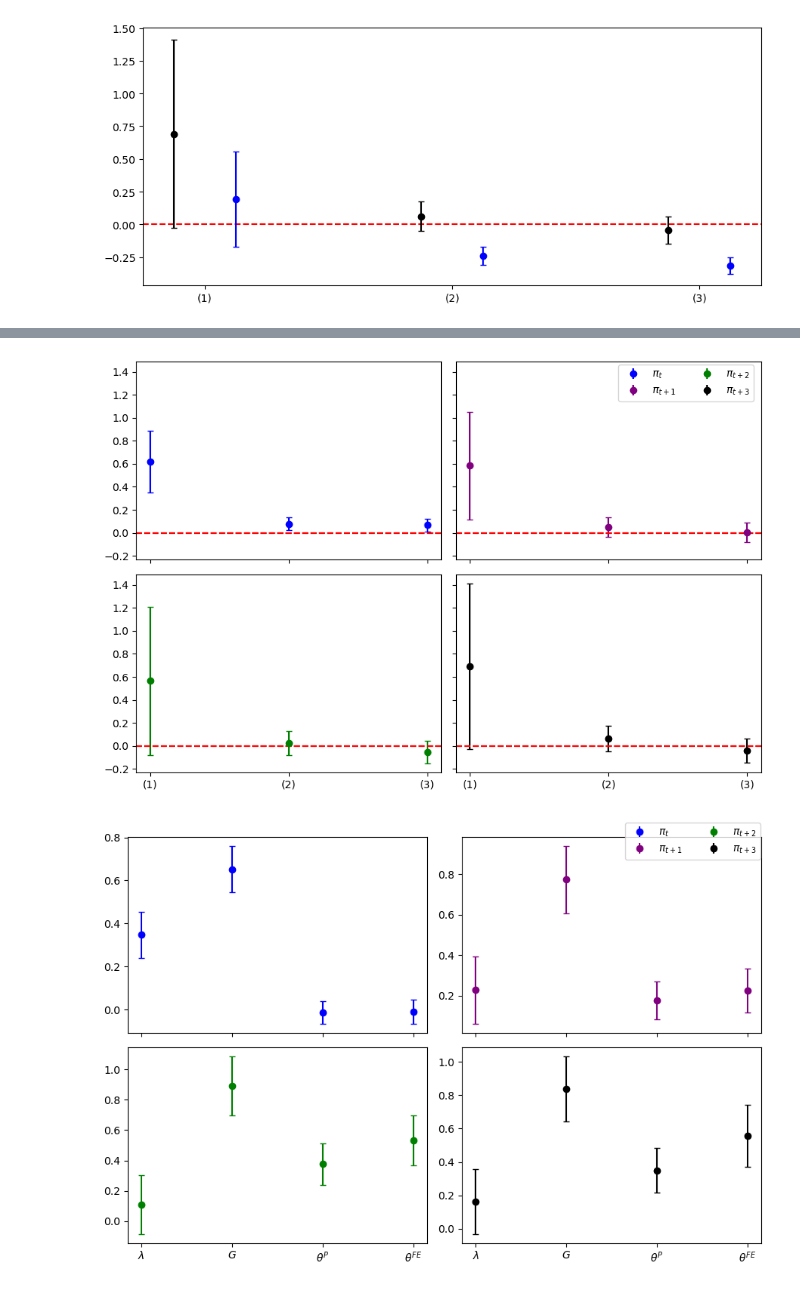
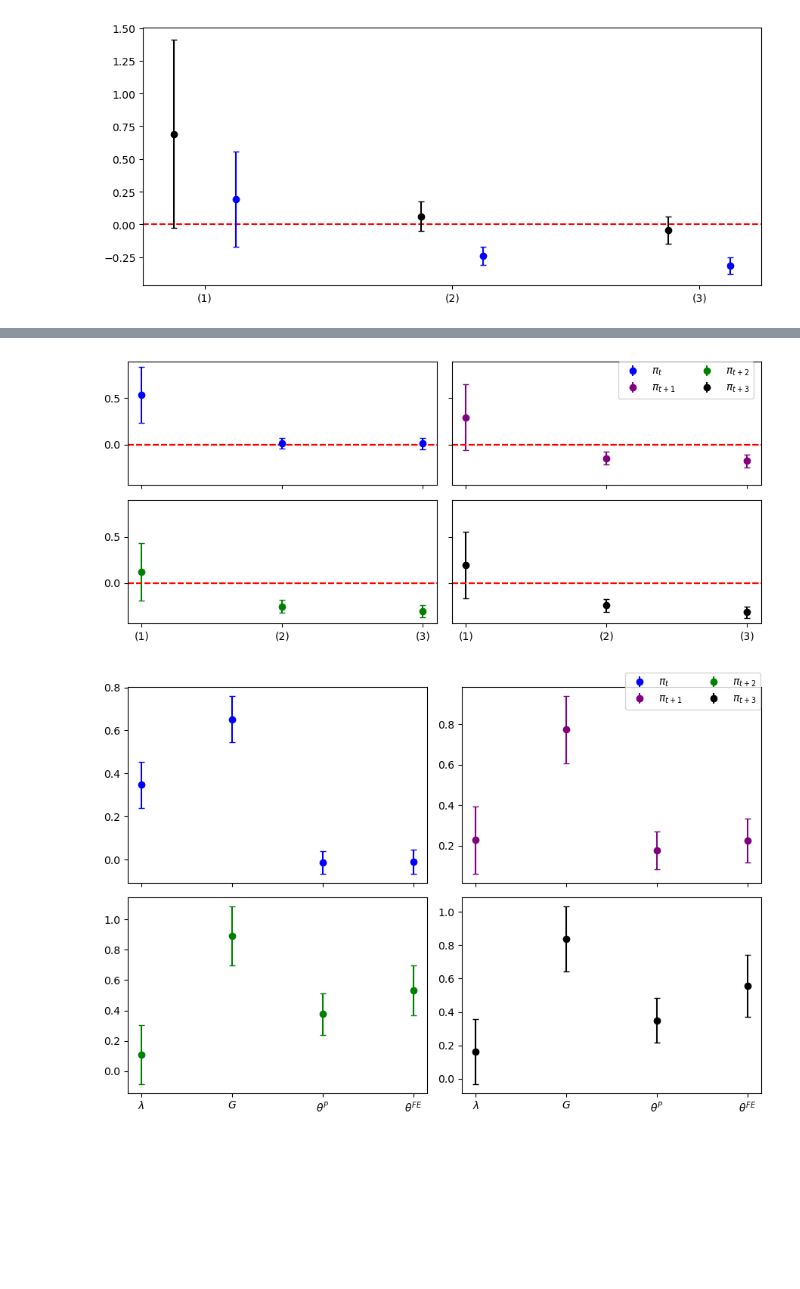
Before and after one commit to calvinmcelvain/expectation_replication, a Jupyter notebook: code/_004plots.ipynb, the cells around one changed output, grey strips where cells are left out. Cells and saved outputs as stored; diff of their text form; code cells hidden in the pictures; blank space fills up the shorter version.

```diff
--- a/code/_004plots.ipynb
+++ b/code/_004plots.ipynb
@@ -167,45 +167,8 @@ def est_plot(regs, regs_other, regs_color='black', regs_other_color='blue', name
     fig.savefig(f'{path}{name}.png', bbox_inches='tight', dpi=200)
 
 
-def est_2t_plot(regs, regs2, regs_other, regs_other2, regs_color='black', regs_other_color='blue', name=None, save=False, path='output/'):
-   fig, (ax, ax1) = plt.subplots(figsize=(7, 6), nrows=2, sharex=True)
-
-   estimates = pd.DataFrame({'estimates': [regs[0][3].params[1], regs_other[0][3].params[1], regs[1][3].params[1], regs_other[1][3].params[1], regs[2][3].params[1], regs_other[2][3].params[1]]}, index=['(1)', '(2)', '(3)', '(4)',  '(5)',  '(6)'])
-   errors = {'(1)': 1.96 * regs[0][3].bse[1], '(2)': 1.96 * regs_other[0][3].bse[1], '(3)': 1.96 * regs[1][3].bse[1], '(4)': 1.96 * regs_other[1][3].bse[1], '(5)': 1.96 * regs[2][3].bse[1], '(6)': 1.96 * regs_other[2][3].bse[1]}
-   ax.axhline(0, ls='--', color='red')
-   nr = ['(2)', '(4)', '(6)']
-   width = 0.5  # Adjust the width of the error bars
-
-   for idx, i in enumerate(estimates.index):
-      x = idx + 1
-      if i in nr:
-         ax.errorbar(x - width/2, estimates.loc[i, 'estimates'], errors[i], capsize=3, fmt='o', color=f'{regs_other_color}')
-      else:
-         ax.errorbar(x + width/2, estimates.loc[i, 'estimates'], errors[i], capsize=3, fmt='o', color=f'{regs_color}')
-
-   estimates2 = pd.DataFrame({'estimates': [regs2[0][3].params[1], regs_other2[0][3].params[1], regs2[1][3].params[1], regs_other2[1][3].params[1], regs2[2][3].params[1], regs_other2[2][3].params[1]]}, index=['(1)', '(2)', '(3)', '(4)',  '(5)',  '(6)'])
-   errors2 = {'(1)': 1.96 * regs2[0][3].bse[1], '(2)': 1.96 * regs_other2[0][3].bse[1], '(3)': 1.96 * regs2[1][3].bse[1], '(4)': 1.96 * regs_other2[1][3].bse[1], '(5)': 1.96 * regs2[2][3].bse[1], '(6)': 1.96 * regs_other2[2][3].bse[1]}
-   ax1.axhline(0, ls='--', color='red')
-
-   for idx, i in enumerate(estimates2.index):
-      x = idx + 1
-      if i in nr:
-         ax1.errorbar(x - width/2, estimates2.loc[i, 'estimates'], errors2[i], capsize=3, fmt='o', color=f'{regs_other_color}')
-      else:
-         ax1.errorbar(x + width/2, estimates2.loc[i, 'estimates'], errors2[i], capsize=3, fmt='o', color=f'{regs_color}')
-
-   ax1.set_xticks(range(1, len(estimates.index) + 1))
-   ax1.set_xticks([1.5, 3.5, 5.5])
-   ax1.set_xticklabels(['(1)', '(2)', '(3)'])
-
-   plt.tight_layout()
-   plt.show()
-   if save == True:
-    fig.savefig(f'{path}{name}.png', bbox_inches='tight', dpi=200)
-
-
 def est_plot_quad(regs, name=None, save=False, path='output/'):
-   fig, ((ax1, ax2), (ax3, ax4)) = plt.subplots(nrows=2, ncols=2, figsize=(9, 6), sharex=True, sharey=True)
+   fig, ((ax1, ax2), (ax3, ax4)) = plt.subplots(nrows=2, ncols=2, figsize=(9, 4), sharex=True, sharey=True)
    handles = [ax1.errorbar([], [], [], fmt='o', color=color) for color in ['blue', 'purple', 'green', 'black']]
    labels = [r'$\pi_t$', r'$\pi_{t+1}$', r'$\pi_{t+2}$', r'$\pi_{t+3}$']
    fig.legend(handles, labels, loc='upper right', bbox_to_anchor=(0.76, 0.73, 0.22, 0.25), ncol=2)
@@ -258,7 +221,7 @@ def params_plot(regs, parameter, regs_other, parameter_other, regs_color='black'
    b = params(nr[0], nr[1], nr[2], nr[3])
    errors = [(a[0]-parameter[0]), (b[0]-parameter_other[0]), (a[1]-parameter[1]), (b[1]-parameter_other[1]), (a[2]-parameter[2]), (b[2]-parameter_other[2]), (a[3]-parameter[3]), (b[3]-parameter_other[3])]
 
-   fig, ax = plt.subplots(figsize=(9, 6))
+   fig, ax = plt.subplots(figsize=(9, 4))
 
    parameters = pd.DataFrame({'parameters': [parameter[0], parameter_other[0], parameter[1], parameter_other[1], parameter[2], parameter_other[2],parameter[3], parameter_other[3]]}, index=['(1)', '(2)', '(3)', '(4)', '(5)', '(6)', '(7)', '(8)'])
 
@@ -302,7 +265,7 @@ def params_plot_quad(regs, name=None, save=False, path='output/'):
    errors2 = [(a2[0]-parameter[2][0]), (a2[1]-parameter[2][1]), (a2[2]-parameter[2][2]), (a2[3]-parameter[2][3])]
    errors3 = [(a3[0]-parameter[3][0]), (a3[1]-parameter[3][1]), (a3[2]-parameter[3][2]), (a3[3]-parameter[3][3])]
 
-   fig, ((ax1, ax2), (ax3, ax4)) = plt.subplots(nrows=2, ncols=2, figsize=(9, 6), sharex=True)
+   fig, ((ax1, ax2), (ax3, ax4)) = plt.subplots(nrows=2, ncols=2, figsize=(7, 6), sharex=True)
    handles = [ax1.errorbar([], [], [], fmt='o', color=color) for color in ['blue', 'purple', 'green', 'black']]
    labels = [r'$\pi_t$', r'$\pi_{t+1}$', r'$\pi_{t+2}$', r'$\pi_{t+3}$']
    fig.legend(handles, labels, loc='upper right', bbox_to_anchor=(0.76, 0.76, 0.23, 0.25), ncol=2)
@@ -353,7 +316,7 @@ params_plot(regs_2022, parameters_2022, regs_2020, parameters_2020, save=True, n
 # %%
-est_plot_quad(regs_2022, save=True, name='2022_estimates_quad')
+est_plot_quad(regs_2020, save=True, name='2020_estimates_quad')
 # %% [output]
-[figure, old version]
+[figure, new version]
 # %%
 params_plot_quad(regs_2020, save=True, name='2020_params__quad')
 # %% [output]
```
Also changed, not shown: parts of 1 cell of this notebook, 8 other files.
